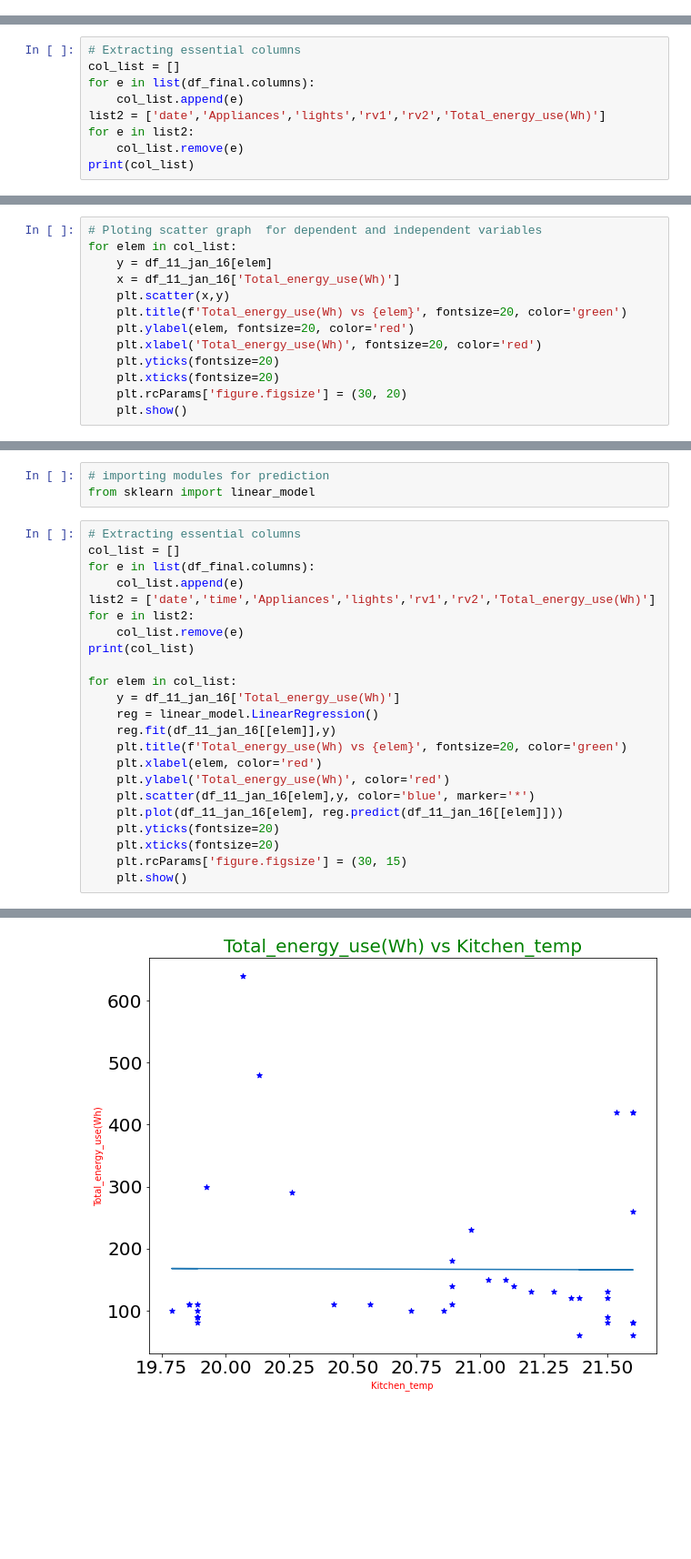
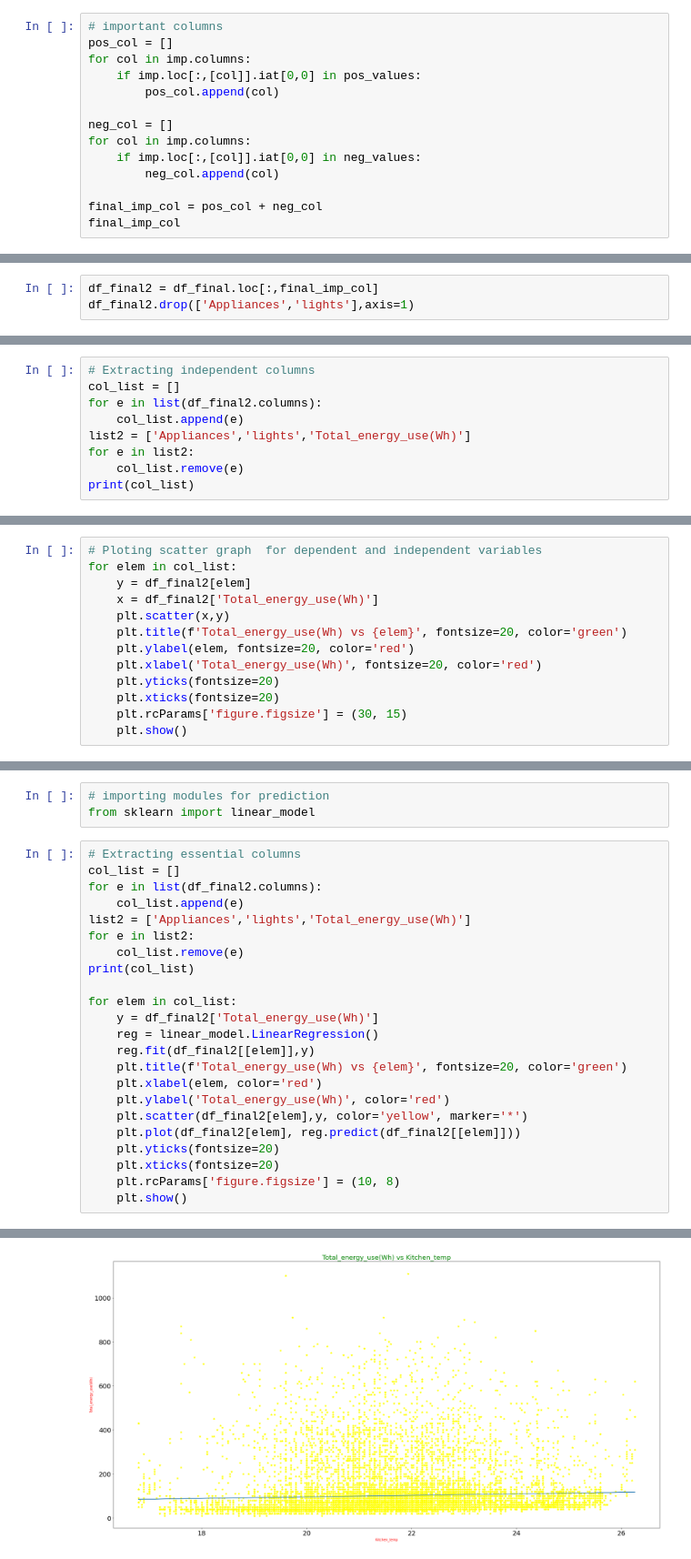
Before and after one commit to khalid-data-aspirant42/Appliance-Energy-Prediction, a Jupyter notebook: Appliance_Energy_Prediction.ipynb, the cells around one changed output, grey strips where cells are left out. Shown at 91% size. Drawn from its saved outputs; the diff is of its cells as text; blank space fills up the shorter version.

```diff
--- a/Appliance_Energy_Prediction.ipynb
+++ b/Appliance_Energy_Prediction.ipynb
@@ -194,0 +175,14 @@ df_11_jan_16
+# %%
+# important columns
+pos_col = []
+for col in imp.columns:
+    if imp.loc[:,[col]].iat[0,0] in pos_values:
+        pos_col.append(col)
+
+neg_col = []
+for col in imp.columns:
+    if imp.loc[:,[col]].iat[0,0] in neg_values:
+        neg_col.append(col)
+
+final_imp_col = pos_col + neg_col
+final_imp_col
@@ -194,0 +206,3 @@ df_11_jan_16
+# %%
+df_final2 = df_final.loc[:,final_imp_col]
+df_final2.drop(['Appliances','lights'],axis=1)
@@ -195,9 +223,9 @@ df_11_jan_16
 # %%
-# Extracting essential columns
+# Extracting independent columns
 col_list = []
-for e in list(df_final.columns):
+for e in list(df_final2.columns):
     col_list.append(e)
-list2 = ['date','Appliances','lights','rv1','rv2','Total_energy_use(Wh)']
+list2 = ['Appliances','lights','Total_energy_use(Wh)']
 for e in list2:
     col_list.remove(e)
 print(col_list)
@@ -206,14 +234,14 @@ print(col_list)
 # %%
 # Ploting scatter graph  for dependent and independent variables
 for elem in col_list:
-    y = df_11_jan_16[elem]
-    x = df_11_jan_16['Total_energy_use(Wh)']
+    y = df_final2[elem]
+    x = df_final2['Total_energy_use(Wh)']
     plt.scatter(x,y)
     plt.title(f'Total_energy_use(Wh) vs {elem}', fontsize=20, color='green')
     plt.ylabel(elem, fontsize=20, color='red')
     plt.xlabel('Total_energy_use(Wh)', fontsize=20, color='red')
     plt.yticks(fontsize=20)
     plt.xticks(fontsize=20)
-    plt.rcParams['figure.figsize'] = (30, 20)
+    plt.rcParams['figure.figsize'] = (30, 15)
     plt.show()
 # %% [output]
@@ -236,24 +264,24 @@ from sklearn import linear_model
 # %%
 # Extracting essential columns
 col_list = []
-for e in list(df_final.columns):
+for e in list(df_final2.columns):
     col_list.append(e)
-list2 = ['date','time','Appliances','lights','rv1','rv2','Total_energy_use(Wh)']
+list2 = ['Appliances','lights','Total_energy_use(Wh)']
 for e in list2:
     col_list.remove(e)
 print(col_list)
 
 for elem in col_list:
-    y = df_11_jan_16['Total_energy_use(Wh)']
+    y = df_final2['Total_energy_use(Wh)']
     reg = linear_model.LinearRegression()
-    reg.fit(df_11_jan_16[[elem]],y)
+    reg.fit(df_final2[[elem]],y)
     plt.title(f'Total_energy_use(Wh) vs {elem}', fontsize=20, color='green')
     plt.xlabel(elem, color='red')
     plt.ylabel('Total_energy_use(Wh)', color='red')
-    plt.scatter(df_11_jan_16[elem],y, color='blue', marker='*')
-    plt.plot(df_11_jan_16[elem], reg.predict(df_11_jan_16[[elem]]))
+    plt.scatter(df_final2[elem],y, color='yellow', marker='*')
+    plt.plot(df_final2[elem], reg.predict(df_final2[[elem]]))
     plt.yticks(fontsize=20)
     plt.xticks(fontsize=20)
-    plt.rcParams['figure.figsize'] = (30, 15)
+    plt.rcParams['figure.figsize'] = (10, 8)
     plt.show()
 # %% [output]
@@ -261 +289 @@ for elem in col_list:
-[figure, old version]
+[figure, new version]
```
Also changed, not shown: parts of 36 cells of this notebook.
